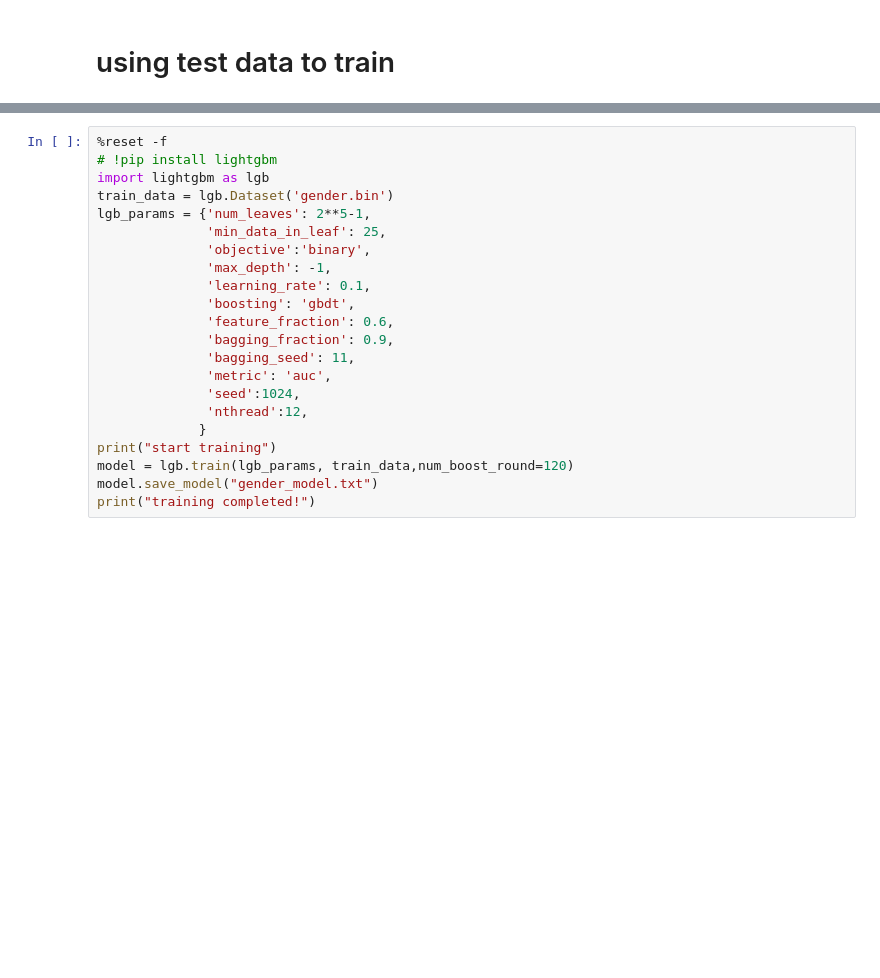
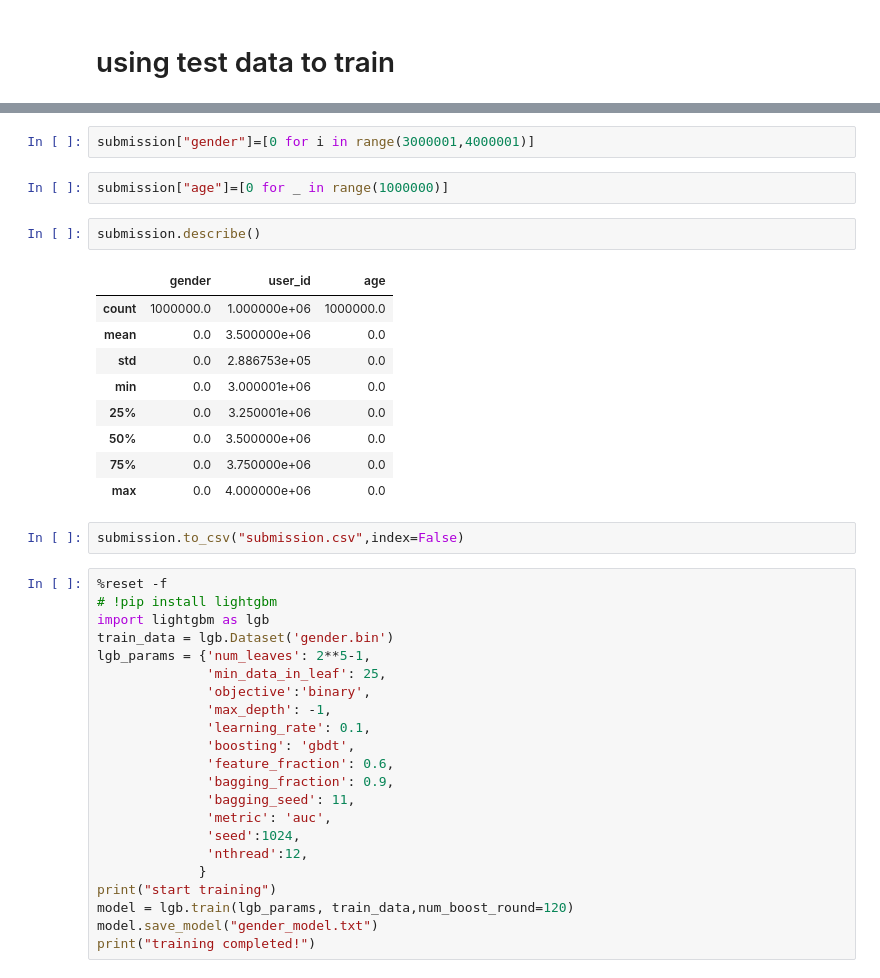
Before and after one commit to doutv/TXAdvertisementCompetition, a Jupyter notebook: version/lgb.ipynb, the cells around one changed output, grey strips where cells are left out. Saved outputs shown, nothing was run; the diff lists cells and outputs as text; blank space fills up the shorter version.

```diff
--- a/version/lgb.ipynb
+++ b/version/lgb.ipynb
@@ -129,3 +249,21 @@ display(predictions)
+# %%
+submission["gender"]=[0 for i in range(3000001,4000001)]
+# %%
+submission["age"]=[0 for _ in range(1000000)]
+# %%
+submission.describe()
+# %% [output]
+|  | gender | user_id | age |
+| count | 1000000.0 | 1.000000e+06 | 1000000.0 |
+| mean | 0.0 | 3.500000e+06 | 0.0 |
+| std | 0.0 | 2.886753e+05 | 0.0 |
+| min | 0.0 | 3.000001e+06 | 0.0 |
+| 25% | 0.0 | 3.250001e+06 | 0.0 |
+| 50% | 0.0 | 3.500000e+06 | 0.0 |
+| 75% | 0.0 | 3.750000e+06 | 0.0 |
+| max | 0.0 | 4.000000e+06 | 0.0 |
+# %%
+submission.to_csv("submission.csv",index=False)
 # %%
 %reset -f
 # !pip install lightgbm
```
Also changed, not shown: parts of 8 cells of this notebook, 2 other files.
